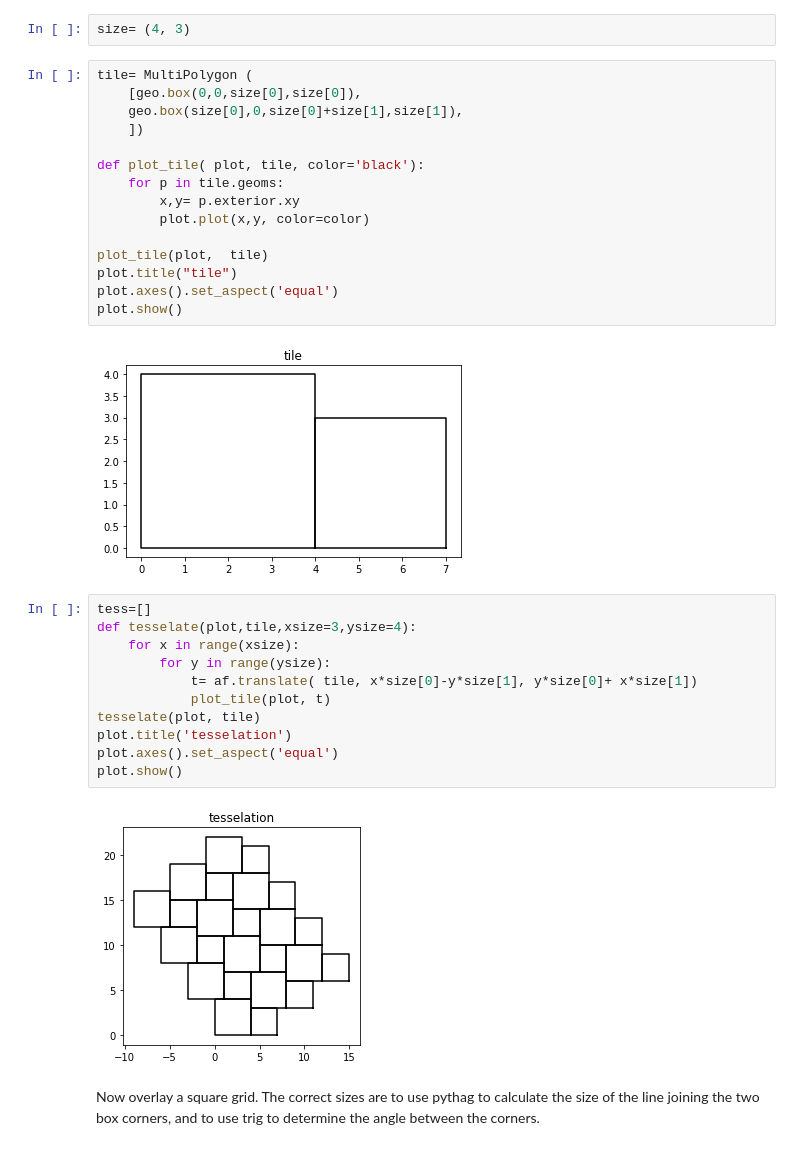
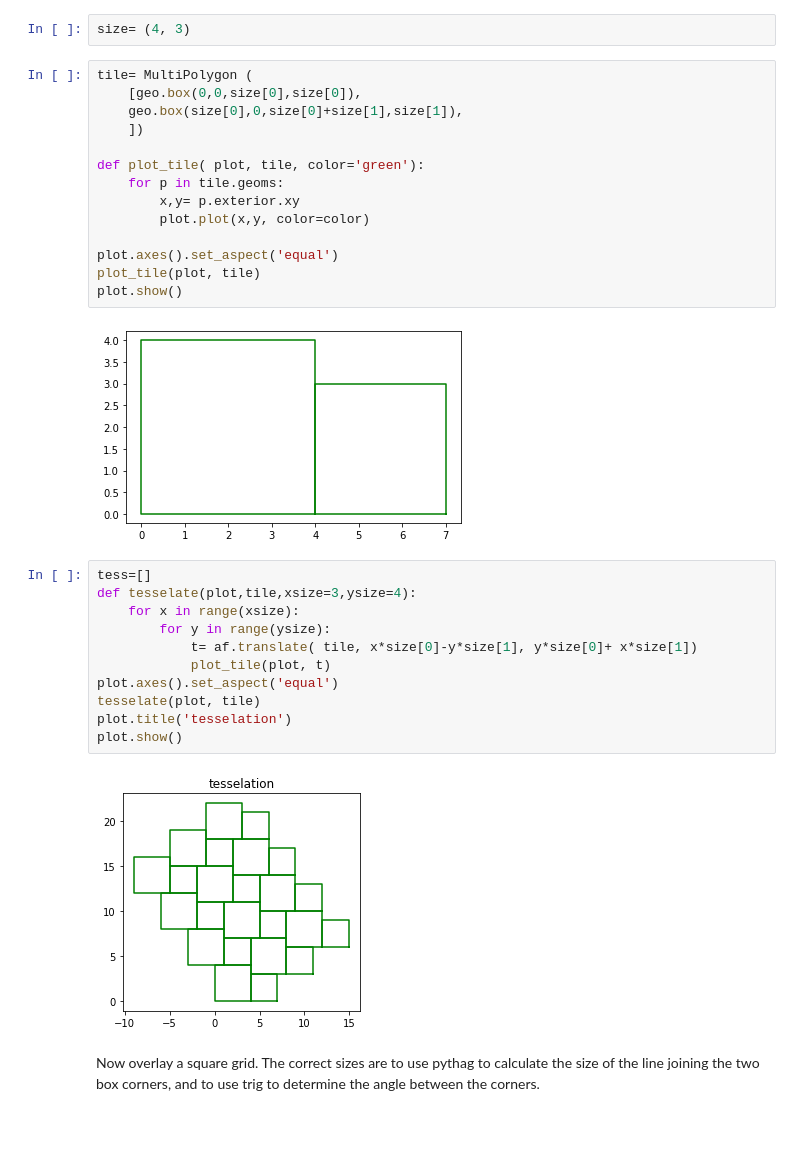
Before and after one commit to homephree/penrose, a Jupyter notebook: 2 - an ancient theorem and a modern question/2.1 Pythagorus.ipynb, the cells around one changed output. Saved outputs shown, nothing was run; the diff lists cells and outputs as text.

```diff
--- a/2 - an ancient theorem and a modern question/2.1 Pythagorus.ipynb
+++ b/2 - an ancient theorem and a modern question/2.1 Pythagorus.ipynb
@@ -12,20 +12,19 @@ size= (4, 3)
 # %%
 tile= MultiPolygon (
     [geo.box(0,0,size[0],size[0]),
     geo.box(size[0],0,size[0]+size[1],size[1]),
     ])
 
-def plot_tile( plot, tile, color='black'):
+def plot_tile( plot, tile, color='green'):
     for p in tile.geoms:
         x,y= p.exterior.xy
         plot.plot(x,y, color=color)
 
-plot_tile(plot,  tile)
-plot.title("tile")
 plot.axes().set_aspect('equal')
+plot_tile(plot, tile)
 plot.show()
 # %% [output]
-[figure, old version]
+[figure, new version]
 # %%
 tess=[]
 def tesselate(plot,tile,xsize=3,ysize=4):
@@ -33,12 +32,12 @@ def tesselate(plot,tile,xsize=3,ysize=4):
         for y in range(ysize):
             t= af.translate( tile, x*size[0]-y*size[1], y*size[0]+ x*size[1])
             plot_tile(plot, t)
+plot.axes().set_aspect('equal')
 tesselate(plot, tile)
 plot.title('tesselation')
-plot.axes().set_aspect('equal')
 plot.show()
 # %% [output]
-[figure, old version]
+[figure, new version]
 # %% [markdown]
 Now overlay a square grid.
 The correct sizes are to use pythag to calculate the size of the line joining the two box corners, and to use trig to determine the angle between the corners.
```
Also changed, not shown: parts of 1 cell of this notebook, 4 other files.
